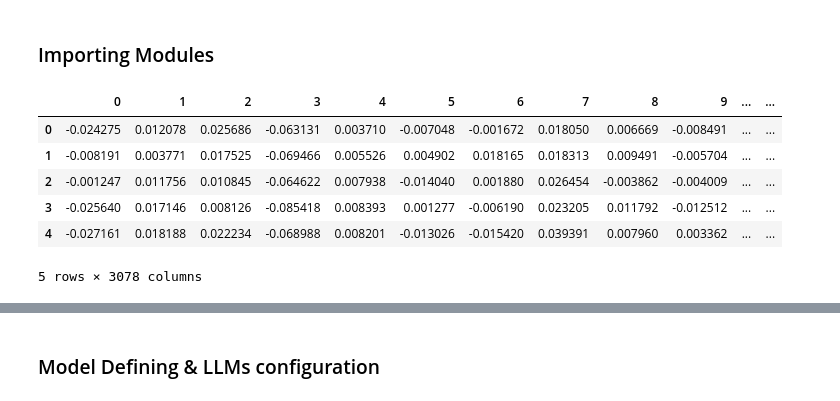
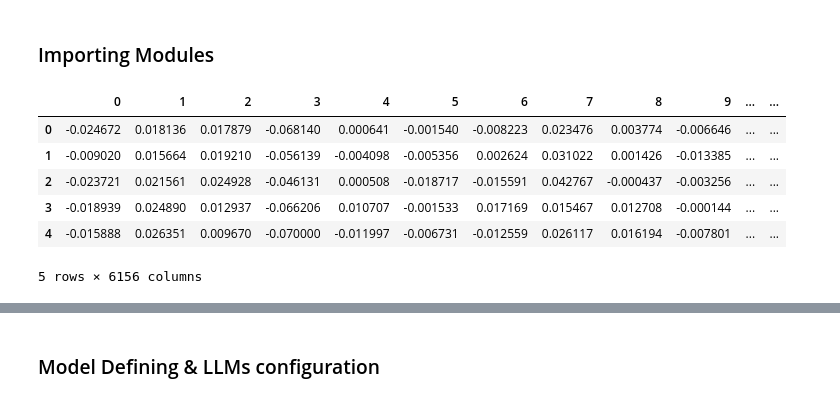
Before and after one commit to HasinthakaPiyumal/AI-Pattern-Mining-Project, a Jupyter notebook: notebooks/02. Clustering & candidates reduction.ipynb, the cells around one changed output, grey strips where cells are left out. Drawn from its saved outputs; the diff is of its cells as text; code cells hidden in the pictures.

```diff
--- a/notebooks/02. Clustering & candidates reduction.ipynb
+++ b/notebooks/02. Clustering & candidates reduction.ipynb
@@ -25,15 +25,15 @@ config = Config(tag="prompt & rag",run_output="20251028_085918 - Run ")
 base_data = pd.read_csv(config.PATTERN_EMBEDDINGS_FILE)
 data = pd.read_csv("./data.csv")
 # %%
-data.head()
+base_data.head()
 # %% [output]
 |  | 0 | 1 | 2 | 3 | 4 | 5 | 6 | 7 | 8 | 9 | ... | ... |
-| 0 | -0.024275 | 0.012078 | 0.025686 | -0.063131 | 0.003710 | -0.007048 | -0.001672 | 0.018050 | 0.006669 | -0.008491 | ... | ... |
-| 1 | -0.008191 | 0.003771 | 0.017525 | -0.069466 | 0.005526 | 0.004902 | 0.018165 | 0.018313 | 0.009491 | -0.005704 | ... | ... |
-| 2 | -0.001247 | 0.011756 | 0.010845 | -0.064622 | 0.007938 | -0.014040 | 0.001880 | 0.026454 | -0.003862 | -0.004009 | ... | ... |
-| 3 | -0.025640 | 0.017146 | 0.008126 | -0.085418 | 0.008393 | 0.001277 | -0.006190 | 0.023205 | 0.011792 | -0.012512 | ... | ... |
-| 4 | -0.027161 | 0.018188 | 0.022234 | -0.068988 | 0.008201 | -0.013026 | -0.015420 | 0.039391 | 0.007960 | 0.003362 | ... | ... |
+| 0 | -0.024672 | 0.018136 | 0.017879 | -0.068140 | 0.000641 | -0.001540 | -0.008223 | 0.023476 | 0.003774 | -0.006646 | ... | ... |
+| 1 | -0.009020 | 0.015664 | 0.019210 | -0.056139 | -0.004098 | -0.005356 | 0.002624 | 0.031022 | 0.001426 | -0.013385 | ... | ... |
+| 2 | -0.023721 | 0.021561 | 0.024928 | -0.046131 | 0.000508 | -0.018717 | -0.015591 | 0.042767 | -0.000437 | -0.003256 | ... | ... |
+| 3 | -0.018939 | 0.024890 | 0.012937 | -0.066206 | 0.010707 | -0.001533 | 0.017169 | 0.015467 | 0.012708 | -0.000144 | ... | ... |
+| 4 | -0.015888 | 0.026351 | 0.009670 | -0.070000 | -0.011997 | -0.006731 | -0.012559 | 0.026117 | 0.016194 | -0.007801 | ... | ... |
-5 rows × 3078 columns
+5 rows × 6156 columns
 # %%
 pattern_cols = ["Pattern Name","Problem","Context","Solution","Result","Uses"]
 features_cols = [i for i in data.columns.tolist() if i not in pattern_cols]
```
Also changed, not shown: parts of 2 cells of this notebook, 26 other files.
